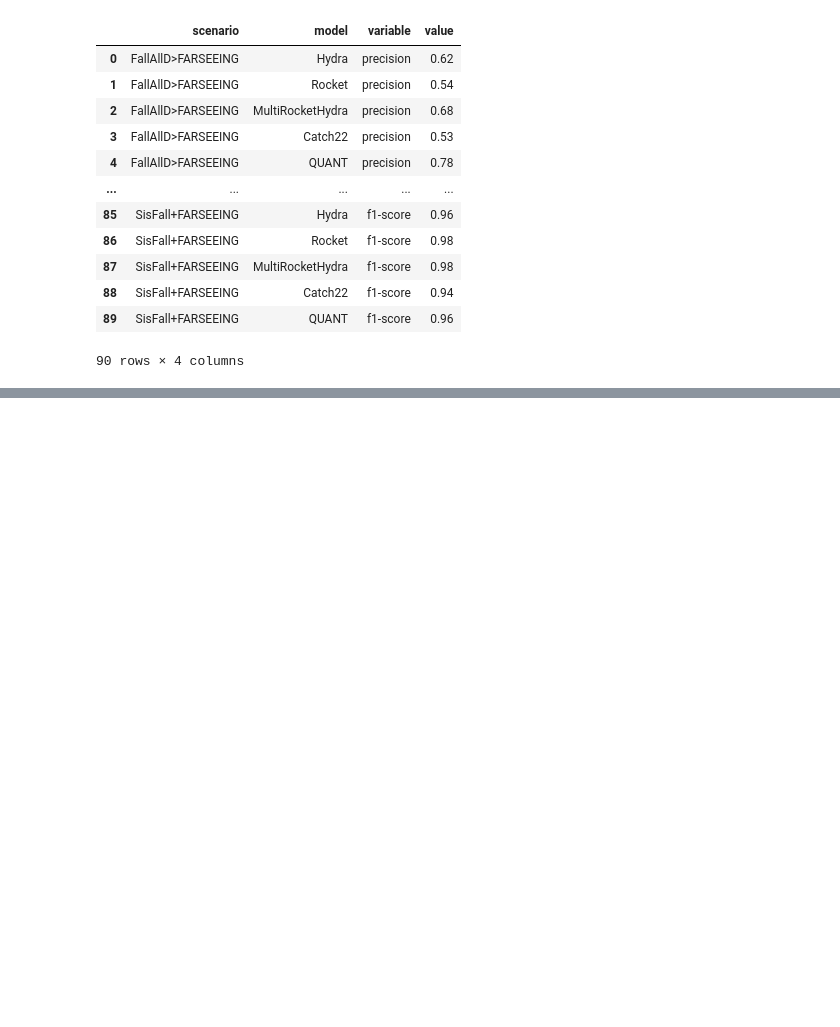
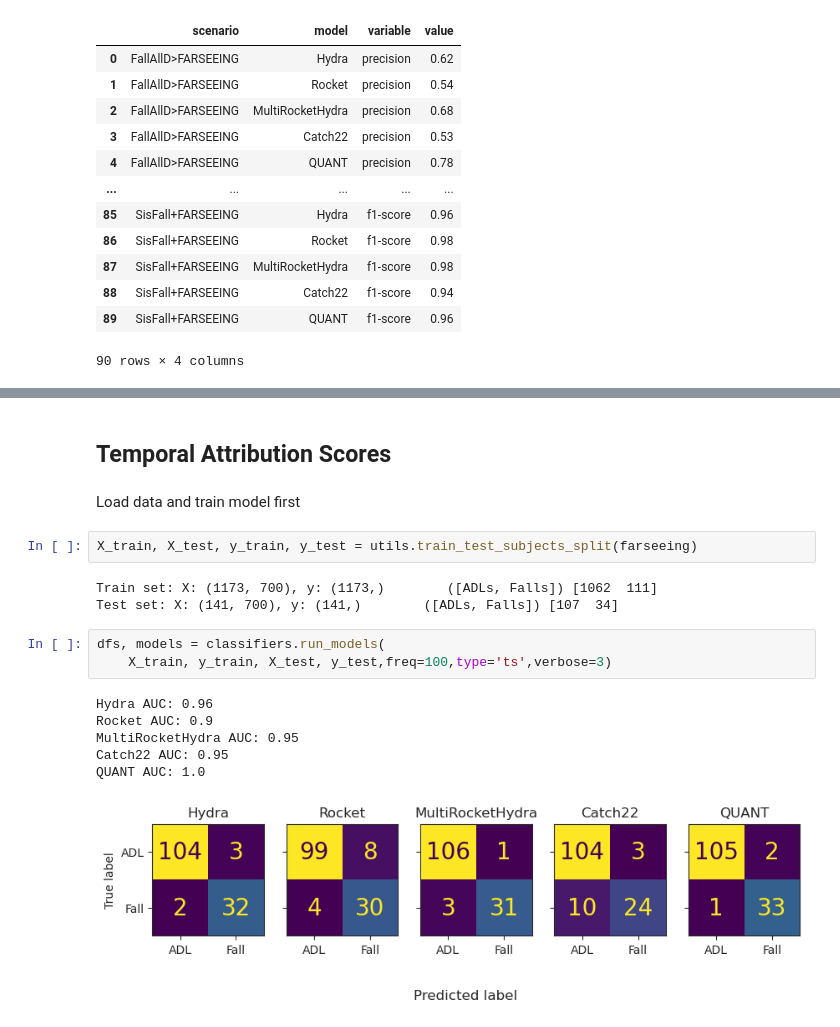
Before and after one commit to mlgig/ts_fall_detection, a Jupyter notebook: evaluation.ipynb, the cells around one changed output, grey strips where cells are left out. Drawn from its saved outputs; the diff is of its cells as text; blank space fills up the shorter version.

```diff
--- a/evaluation.ipynb
+++ b/evaluation.ipynb
@@ -443,3 +431,22 @@ plt.show()
 # %% [output]
 The PostScript backend does not support transparency; partially transparent artists will be rendered opaque.
 [figure]
+# %% [markdown]
+## Temporal Attribution Scores
+# %% [markdown]
+Load data and train model first
+# %%
+X_train, X_test, y_train, y_test = utils.train_test_subjects_split(farseeing)
+# %% [output]
+Train set: X: (1173, 700), y: (1173,)        ([ADLs, Falls]) [1062  111]
+Test set: X: (141, 700), y: (141,)        ([ADLs, Falls]) [107  34]
+# %%
+dfs, models = classifiers.run_models(
+    X_train, y_train, X_test, y_test,freq=100,type='ts',verbose=3)
+# %% [output]
+Hydra AUC: 0.96
+Rocket AUC: 0.9
+MultiRocketHydra AUC: 0.95
+Catch22 AUC: 0.95
+QUANT AUC: 1.0
+[figure, added]
```
Also changed, not shown: parts of 7 cells of this notebook, 20 other files.
